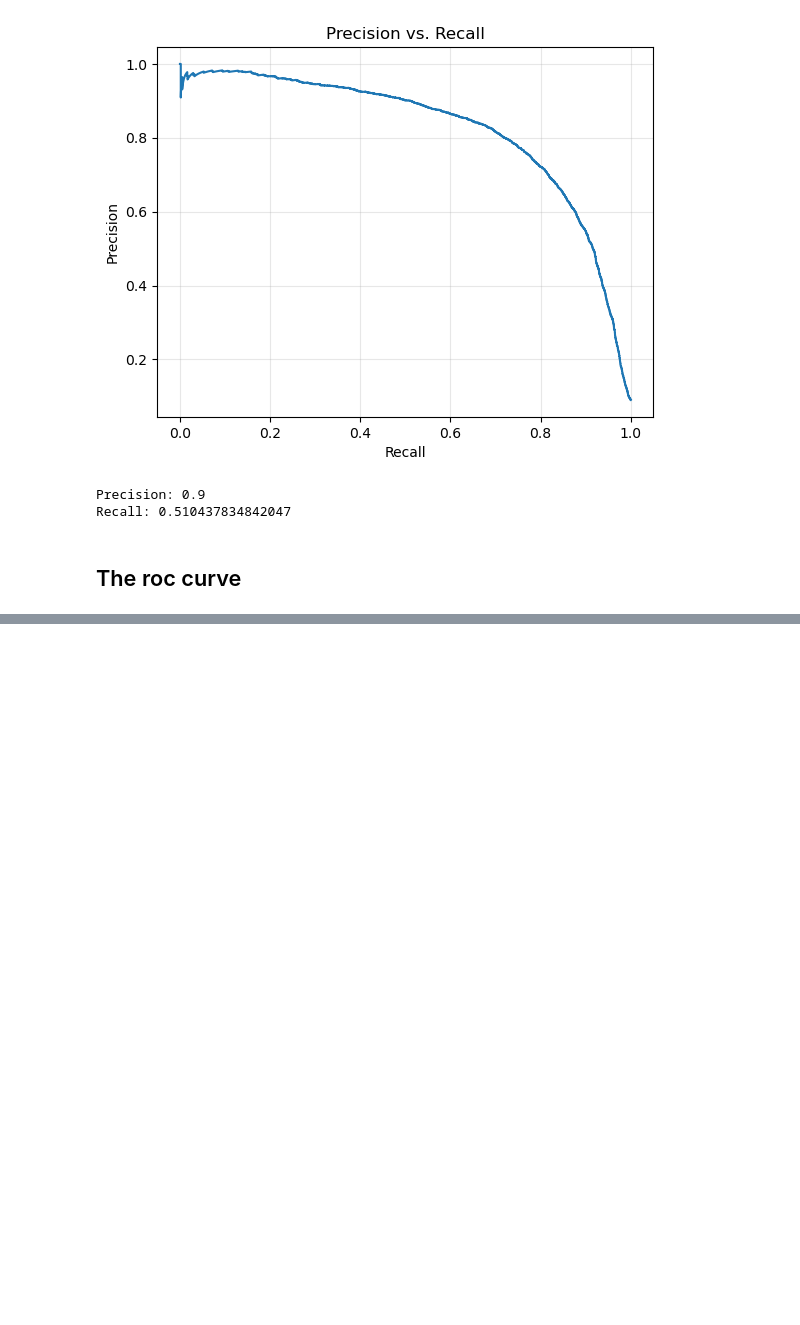
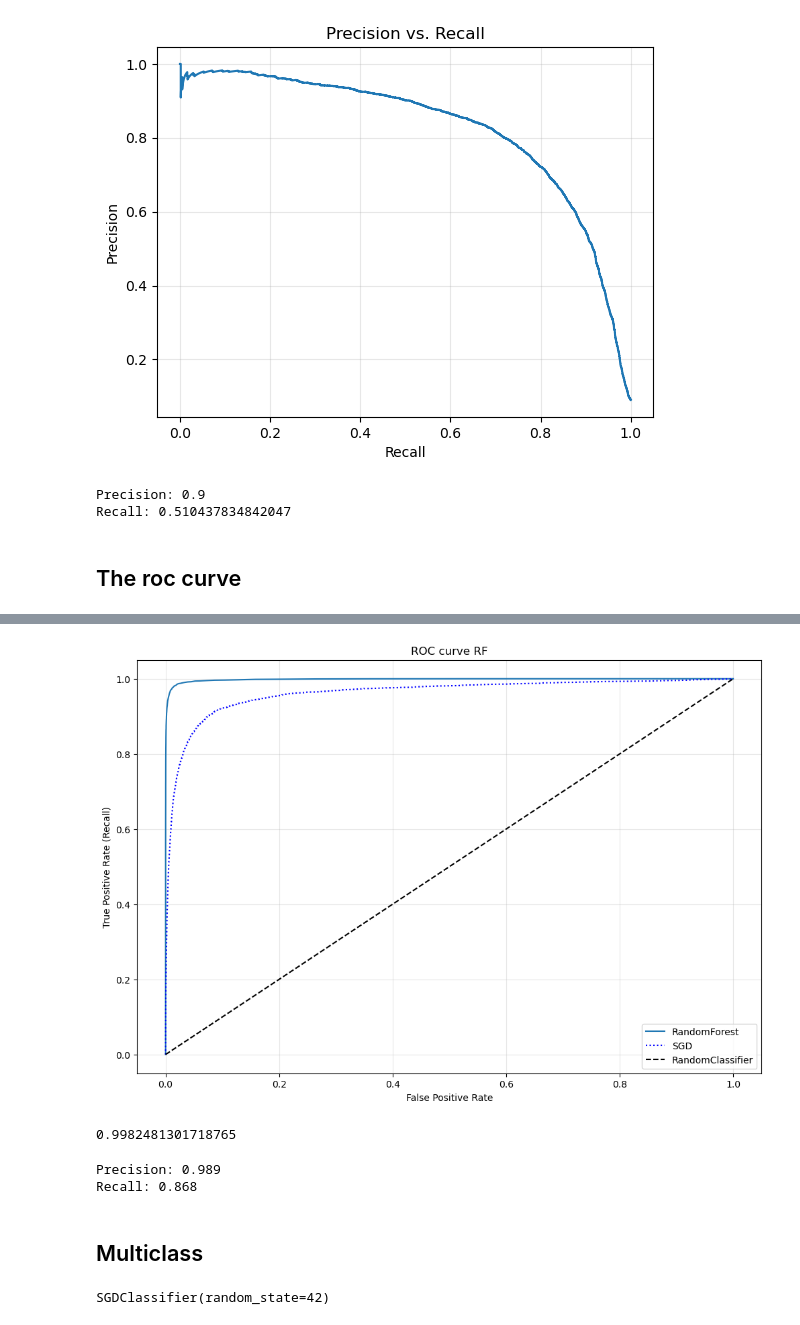
Before and after one commit to OriolPalacios/hands-on-ml-exercises, a Jupyter notebook: notebooks/third_chapter.ipynb, the cells around one changed output, grey strips where cells are left out. Cells and saved outputs as stored; diff of their text form; code cells hidden in the pictures; blank space fills up the shorter version.

```diff
--- a/notebooks/third_chapter.ipynb
+++ b/notebooks/third_chapter.ipynb
@@ -242,0 +265,26 @@ Recall: 0.510437834842047
+# %%
+from sklearn.ensemble import RandomForestClassifier
+
+forest_clf = RandomForestClassifier(random_state=42)
+y_probas_forest = cross_val_predict(forest_clf, X_train_numpy, y_train_5_numpy,
+                                    cv=3, method='predict_proba', n_jobs=-1)
+# %%
+y_scores_forest = y_probas_forest[:, 1]
+fpr_forest, tpr_forest, thresholds = roc_curve(y_train_5_numpy, y_scores_forest)
+# %%
+plt.figure(figsize=(12,8))
+plt.title('ROC curve RF')
+plt.plot(fpr_forest, tpr_forest, label='RandomForest')
+plt.plot(fpr, tpr, "b:", label='SGD')
+plt.plot([0,1], [0,1], 'k--', label='RandomClassifier')
+plt.grid(True, alpha=.3)
+plt.xlabel('False Positive Rate')
+plt.ylabel('True Positive Rate (Recall)')
+plt.legend(loc='lower right')
+plt.show()
+# %% [output]
+[figure, added]
+# %%
+roc_auc_score(y_train_5_numpy, y_scores_forest)
+# %% [output]
+0.9982481301718765
@@ -242,0 +293,10 @@ Recall: 0.510437834842047
+# %%
+rf_precision = precision_score(y_train_5_numpy, rf_predict)
+rf_recall = recall_score(y_train_5_numpy, rf_predict)
+print(f'Precision: {rf_precision:.3f}')
+print(f'Recall: {rf_recall:.3f}')
+# %% [output]
+Precision: 0.989
+Recall: 0.868
+# %% [markdown]
+## Multiclass
@@ -242,0 +306,4 @@ Recall: 0.510437834842047
+# %%
+sgd_clf.fit(X_train_array, y_train_array)
+# %% [output]
+SGDClassifier(random_state=42)
```
Also changed, not shown: parts of 41 cells of this notebook.
